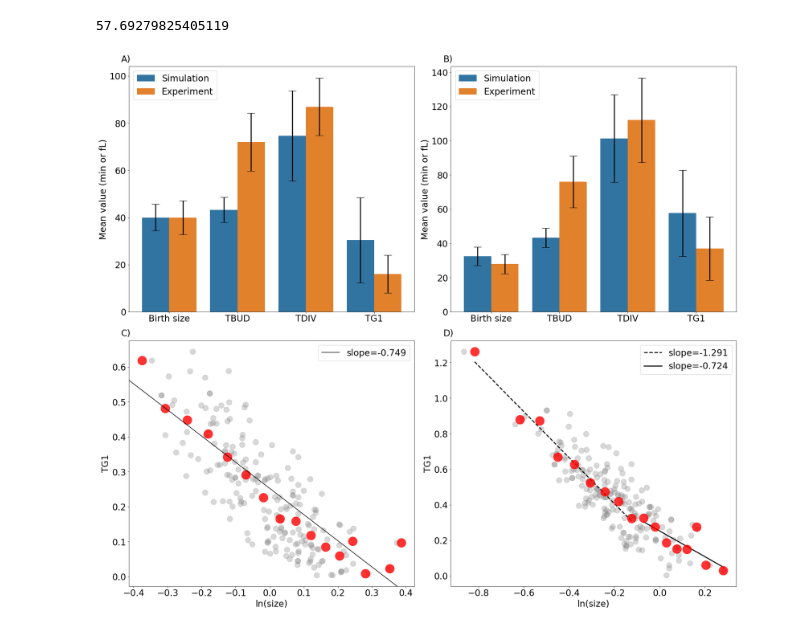
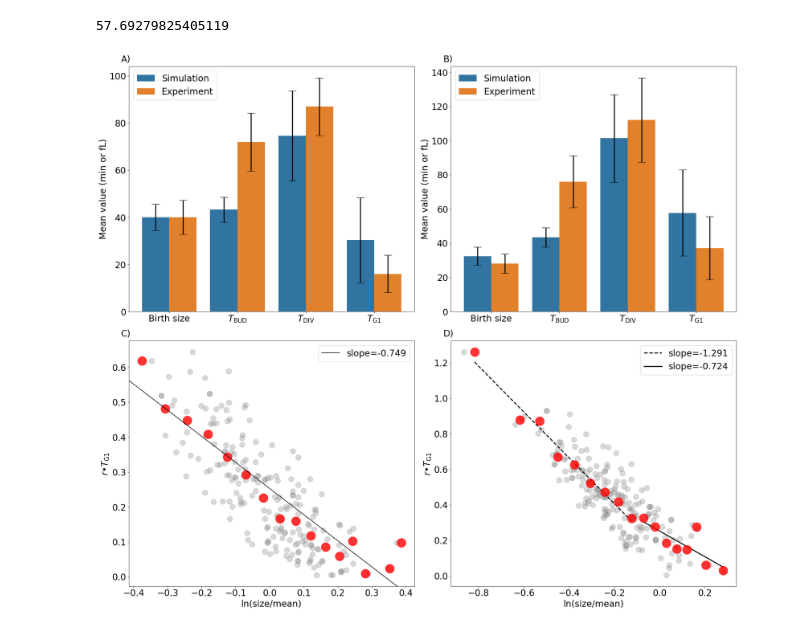
Before and after one commit to Ktaoma/A-continuous-time-Boolean-model-of-the-endocycle-events-in-budding-yeast, a Jupyter notebook: codes/simulate-Fig3.ipynb, the cells around one changed output. Cells and saved outputs as stored; diff of their text form; code cells hidden in the pictures.

```diff
--- a/codes/simulate-Fig3.ipynb
+++ b/codes/simulate-Fig3.ipynb
@@ -320,11 +320,11 @@ for type_ in ["M","D"]:
                 collect_.append(res_df)
 # %%
 
-init_pop = pd.concat(collect_)
-init_pop_1 = init_pop[node_name+["cell_size","SPN","SPOC","sim.who"]]
-init_pop_1["last_DIV"] = 0
-init_pop_1["last_TG1"] = 0
-init_pop_1["last_size_at_birth"] = 0
-init_pop_1["Trex"] = 0
-init_pop_1.to_csv("../data/initial.csv")
+#init_pop = pd.concat(collect_)
+#init_pop_1 = init_pop[node_name+["cell_size","SPN","SPOC","sim.who"]]
+#init_pop_1["last_DIV"] = 0
+#init_pop_1["last_TG1"] = 0
+#init_pop_1["last_size_at_birth"] = 0
+#init_pop_1["Trex"] = 0
+#init_pop_1.to_csv("../data/initial.csv")
 init_pop_1 = pd.read_csv("../data/initial.csv").iloc[:,1:]
@@ -816,6 +800,7 @@ ax.legend(prop={'size': XX})
 axs['A)'].set_xlabel("")
 axs['A)'].set_ylabel("Mean value (min or fL)",fontsize = XX)
 axs['A)'].tick_params(labelsize=XX)
+axs['A)'].set_xticklabels( ('Birth size', '$T_\mathrm{BUD}$','$T_\mathrm{DIV}$','$T_\mathrm{G1}$') )
 for (hue, df_hue), dogde_dist in zip(cdf.groupby('type'), np.linspace(0.4, -0.4, 2 * num_hues + 1)[1::2]):
     bars = ax.errorbar(data=df_hue, x='name', y='mean', yerr='sd', color='grey')
     xys = bars.lines[0].get_xydata()
@@ -830,6 +815,7 @@ ax.legend(prop={'size': XX})
 axs['B)'].set_xlabel("")
 axs['B)'].set_ylabel("Mean value (min or fL)",fontsize = XX)
 axs['B)'].tick_params(labelsize=XX)
+axs['B)'].set_xticklabels( ('Birth size', '$T_\mathrm{BUD}$','$T_\mathrm{DIV}$','$T_\mathrm{G1}$') )
 for (hue, df_hue), dogde_dist in zip(cdf_d.groupby('type'), np.linspace(0.4, -0.4, 2 * num_hues + 1)[1::2]):
     bars = ax.errorbar(data=df_hue, x='name', y='mean', yerr='sd', color='grey')
     xys = bars.lines[0].get_xydata()
@@ -874,8 +860,8 @@ b, m = results.params
 axs['C)'].scatter(x,y,color="grey",alpha=0.3,s=200)
 axs['C)'].plot(xbin,ybin,'o',color="red",alpha=0.8,markersize=XX)
 axs['C)'].axline(xy1=(0, b), slope=m, label="slope="+str(round(m,3)),color="black")
-axs['C)'].set_xlabel("ln(size)",fontsize = XX)
-axs['C)'].set_ylabel("TG1",fontsize = XX)
+axs['C)'].set_xlabel("ln(size/mean)",fontsize = XX)
+axs['C)'].set_ylabel("$r•T_\mathrm{G1}$",fontsize = XX)
 axs['C)'].legend(prop={'size': XX})
 axs['C)'].tick_params(labelsize=XX)
 
@@ -922,33 +908,33 @@ x_ = np.array([np.min(uxc),np.max(uxc)])
 
 #lower chunk
 uyc2 = y_c[idx_upper:]
 uxc2 = x_c[idx_upper:]
 model_lower = sm.OLS(uyc2, sm.add_constant(uxc2))
 results_lower = model_lower.fit()
 bu_2, mu_2 = results_lower.params
 f2 = lambda x: mu_2*x + bu_2
 x_2 = np.array([np.min(uxc2),np.max(uxc2)])
 
 
 x = np.log(size_fl_D/np.mean(size_fl))
 y = mu*np.array(join_D3)[:,0]
 axs['D)'].scatter(x,y,color="grey",alpha=0.3,s=200)
 axs['D)'].plot(x_,f(x_),'--',lw=2.5,label="slope="+str(round(mu_,3)),color="black")
 axs['D)'].plot(x_2,f2(x_2),'-',lw=2.5,label="slope="+str(round(mu_2,3)),color="black")
 axs['D)'].plot(x_c,y_c, 'o',color="red",alpha=0.8,markersize=XX)
-axs['D)'].set_xlabel("ln(size)",fontsize = XX)
-axs['D)'].set_ylabel("TG1",fontsize = XX)
+axs['D)'].set_xlabel("ln(size/mean)",fontsize = XX)
+axs['D)'].set_ylabel("$r•T_\mathrm{G1}$",fontsize = XX)
 axs['D)'].legend(prop={'size': XX})
 axs['D)'].tick_params(labelsize=XX)
 
 
 for label, ax in axs.items():
     # label physical distance to the left and up:
     trans = mtransforms.ScaledTranslation(-20/72, 7/72, fig.dpi_scale_trans)
     ax.text(0.0, 1.0, label, transform=ax.transAxes + trans,
             fontsize=XX, va='bottom')
 
 plt.savefig('../figures/Fig3.pdf',format="pdf", bbox_inches="tight")
 plt.show()
 # %% [output]
-[figure, old version]
+[figure, new version]
```
Also changed, not shown: parts of 1 cell of this notebook.
